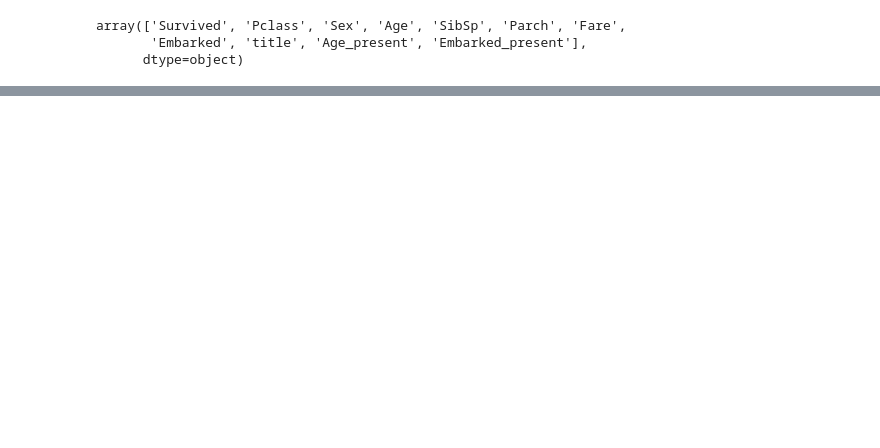
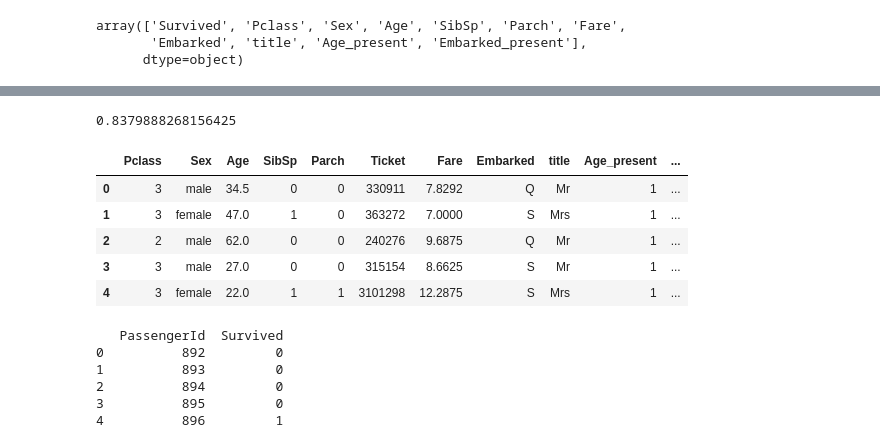
Before and after one commit to poloarol/ML_Notes, a Jupyter notebook: kaggle/titanic/training-titanic.ipynb, the cells around one changed output, grey strips where cells are left out. Saved outputs shown, nothing was run; the diff lists cells and outputs as text; code cells hidden in the pictures; blank space fills up the shorter version.

```diff
--- a/kaggle/titanic/training-titanic.ipynb
+++ b/kaggle/titanic/training-titanic.ipynb
@@ -223,0 +284,9 @@ ada {'classifier__learning_rate': 1.0, 'classifier__n_estimators': 500} 0.814964
+# %%
+
+for name, classifier in classifiers.items():
+    y_pred = classifier.predict(test)
+        # 'confusion': confusion_matrix(y_test, predictions),
+    accuracy = accuracy_score(y_test, y_pred)
+    f1 = f1_score(y_test, y_pred)
+
+    print(f"{name}. Accuracy -> {accuracy: .3f} F1 -> {f1: .3f}")
@@ -223,0 +340,37 @@ ada {'classifier__learning_rate': 1.0, 'classifier__n_estimators': 500} 0.814964
+# %%
+pipe.score(test, y_test)
+# %% [output]
+0.8379888268156425
+# %%
+test_copy = read_csv("test.csv")
+
+def courtesy_title(name):
+    return name.split(',')[-1].split('.')[0].strip()
+
+def add_column_present(df, colname):
+    df[f"{colname}_present"] =  np.where(df[colname] != 'NaN', 1, 0)
+
+def group_courtesy_title(title):
+    keep_titles = ('Mr', 'Miss', 'Mrs', 'Master', 'Dr', 'Rev')
+    if title not in keep_titles:
+        title = 'Other'
+
+    return title
+
+test_copy["title"] = test_copy['Name'].apply(courtesy_title)
+passenger_ids = test_copy['PassengerId']
+test_copy = test_copy.drop(["Name", "Cabin", "PassengerId"], axis=1)
+test_copy['title'] = test_copy['title'].apply(group_courtesy_title)
+colnames = ["Age", "Embarked"]
+for colname in colnames:
+    add_column_present(test_copy, colname)
+
+
+test_copy.head()
+# %% [output]
+|  | Pclass | Sex | Age | SibSp | Parch | Ticket | Fare | Embarked | title | Age_present | ... |
+| 0 | 3 | male | 34.5 | 0 | 0 | 330911 | 7.8292 | Q | Mr | 1 | ... |
+| 1 | 3 | female | 47.0 | 1 | 0 | 363272 | 7.0000 | S | Mrs | 1 | ... |
+| 2 | 2 | male | 62.0 | 0 | 0 | 240276 | 9.6875 | Q | Mr | 1 | ... |
+| 3 | 3 | male | 27.0 | 0 | 0 | 315154 | 8.6625 | S | Mr | 1 | ... |
+| 4 | 3 | female | 22.0 | 1 | 1 | 3101298 | 12.2875 | S | Mrs | 1 | ... |
@@ -223,0 +379,16 @@ ada {'classifier__learning_rate': 1.0, 'classifier__n_estimators': 500} 0.814964
+# %%
+results = read_csv("gender_submission.csv")
+
+results['PassengerId'] = passenger_ids
+results["Survived"] = pipe.predict(test_copy)
+
+print(results.head())
+
+results.to_csv(os.path.join(os.getcwd(), "dataset/gender_submission_voting.csv"), index=False)
+# %% [output]
+   PassengerId  Survived
+0          892         0
+1          893         0
+2          894         0
+3          895         0
+4          896         1
```
Also changed, not shown: parts of 15 cells of this notebook, 1 other file.
